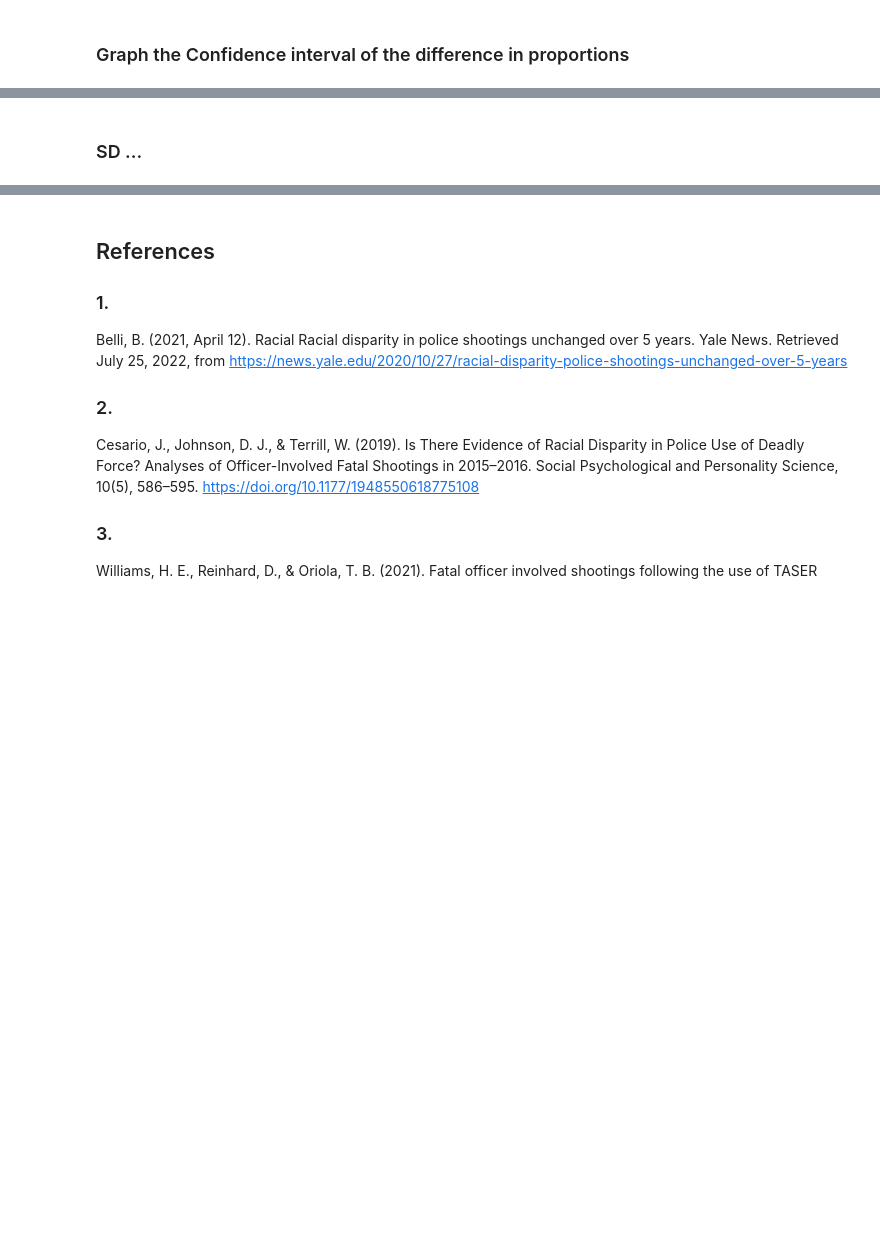
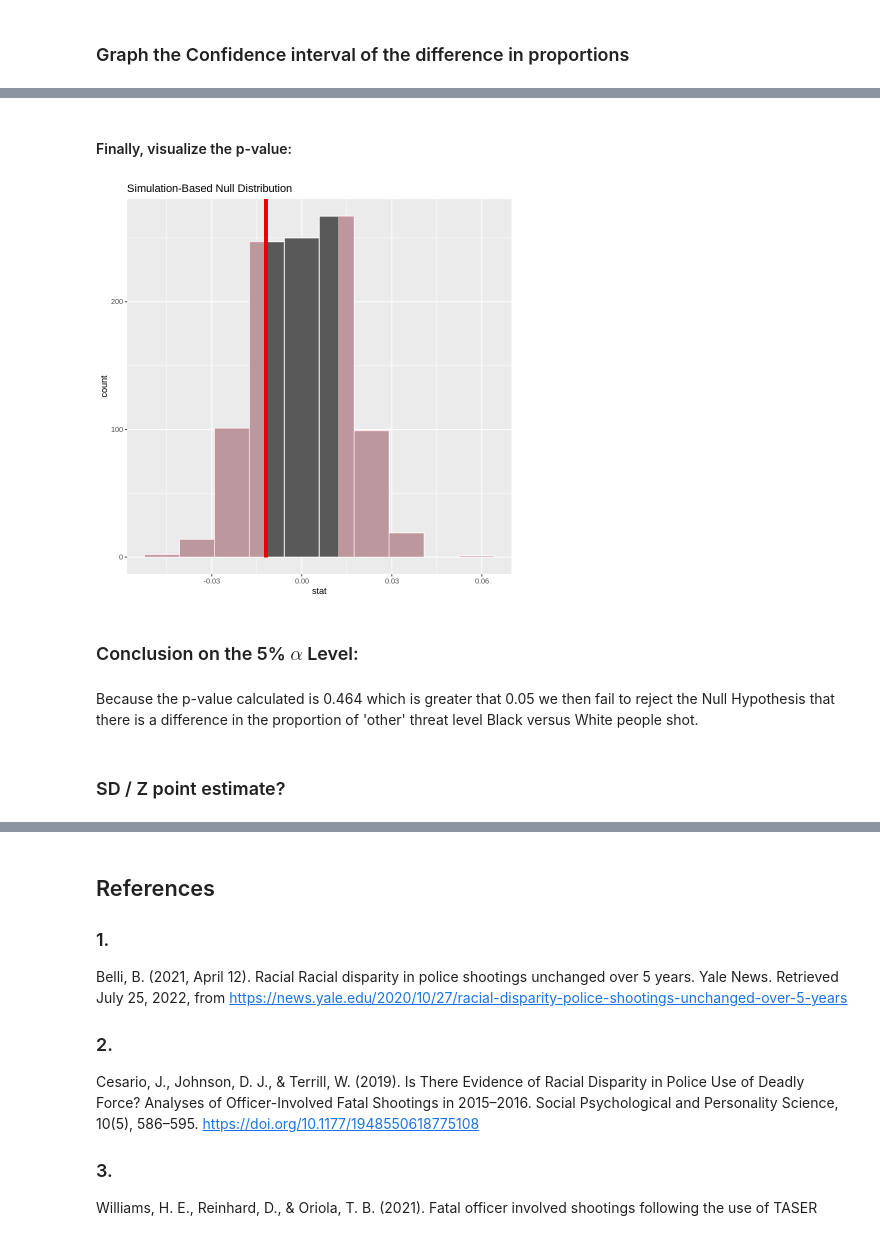
Before and after one commit to edlng/STAT201Project, a Jupyter notebook: project.ipynb, the cells around one changed output, grey strips where cells are left out. Saved outputs shown, nothing was run; the diff lists cells and outputs as text; code cells hidden in the pictures; blank space fills up the shorter version.

```diff
--- a/project.ipynb
+++ b/project.ipynb
@@ -238,2 +259,13 @@ A tibble: 1 × 1
+# %% [markdown]
+#### Finally, visualize the p-value:
+# %%
+visualize(prop_diffs, bins = 10) +
+  shade_p_value(obs_stat = obs_diff_prop, direction = "both")
+# %% [output]
+[figure, added]
+# %% [markdown]
+### Conclusion on the 5% $\alpha$ Level:
+# %% [markdown]
+Because the p-value calculated is 0.464 which is greater that 0.05 we then fail to reject the Null Hypothesis that there is a difference in the proportion of 'other' threat level Black versus White people shot.
 # %% [markdown]
-### SD ...
+### SD / Z point estimate?
```
Also changed, not shown: parts of 9 cells of this notebook.
